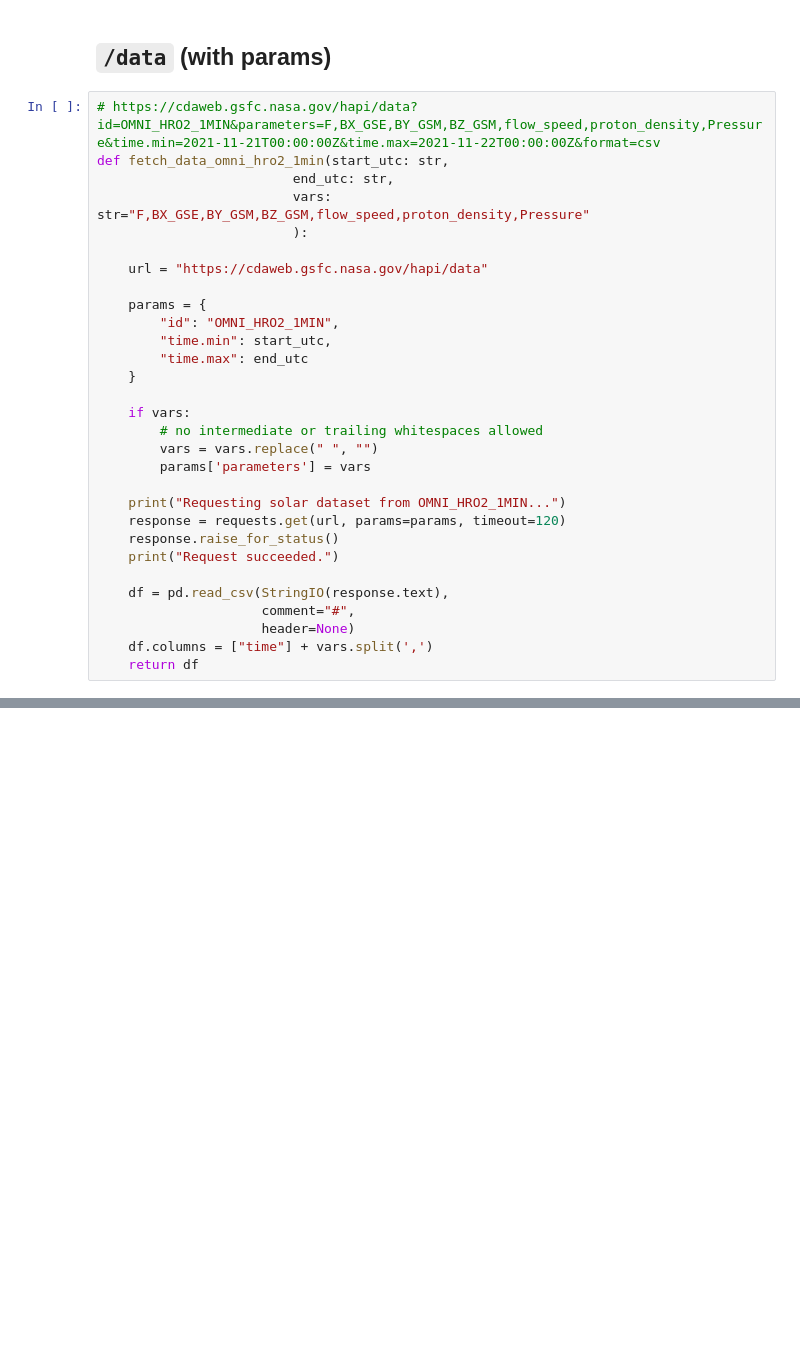
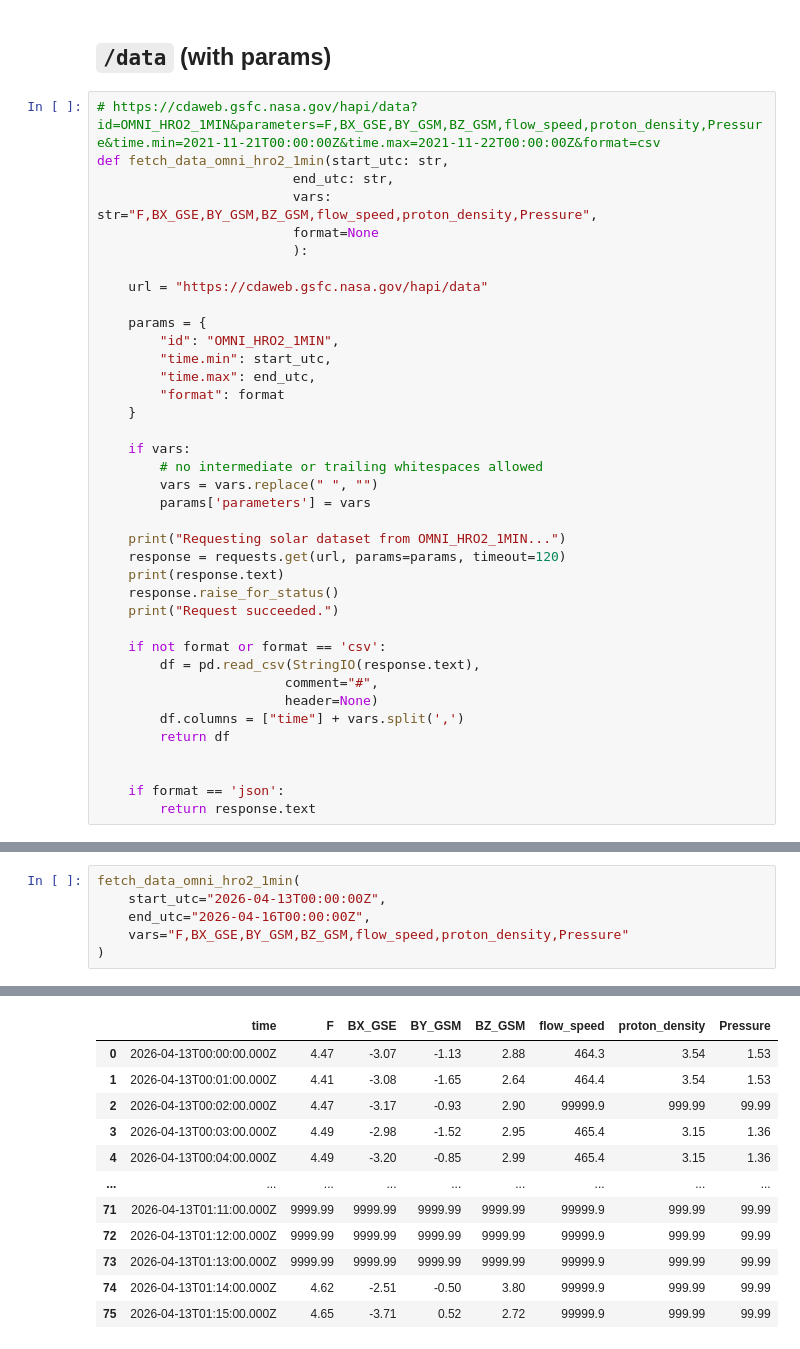
Before and after one commit to keithzyyy/space-weather-project, a Jupyter notebook: notebooks/06_kindex_exogenous_predictors_expl.ipynb, the cells around one changed output, grey strips where cells are left out. Saved outputs shown, nothing was run; the diff lists cells and outputs as text; blank space fills up the shorter version.

```diff
--- a/notebooks/06_kindex_exogenous_predictors_expl.ipynb
+++ b/notebooks/06_kindex_exogenous_predictors_expl.ipynb
@@ -103,7 +84,8 @@ display(
 # https://cdaweb.gsfc.nasa.gov/hapi/data?id=OMNI_HRO2_1MIN&parameters=F,BX_GSE,BY_GSM,BZ_GSM,flow_speed,proton_density,Pressure&time.min=2021-11-21T00:00:00Z&time.max=2021-11-22T00:00:00Z&format=csv
 def fetch_data_omni_hro2_1min(start_utc: str,
                          end_utc: str,
-                         vars: str="F,BX_GSE,BY_GSM,BZ_GSM,flow_speed,proton_density,Pressure"
+                         vars: str="F,BX_GSE,BY_GSM,BZ_GSM,flow_speed,proton_density,Pressure",
+                         format=None
                          ):
 
     url = "https://cdaweb.gsfc.nasa.gov/hapi/data"
@@ -111,7 +93,8 @@ def fetch_data_omni_hro2_1min(start_utc: str,
     params = {
         "id": "OMNI_HRO2_1MIN",
         "time.min": start_utc,
-        "time.max": end_utc
+        "time.max": end_utc,
+        "format": format
     }
 
     if vars:
@@ -121,11 +104,17 @@ def fetch_data_omni_hro2_1min(start_utc: str,
 
     print("Requesting solar dataset from OMNI_HRO2_1MIN...")
     response = requests.get(url, params=params, timeout=120)
+    print(response.text)
     response.raise_for_status()
     print("Request succeeded.")
 
-    df = pd.read_csv(StringIO(response.text),
-                     comment="#",
-                     header=None)
-    df.columns = ["time"] + vars.split(',')
-    return df
+    if not format or format == 'csv':
+        df = pd.read_csv(StringIO(response.text),
+                        comment="#",
+                        header=None)
+        df.columns = ["time"] + vars.split(',')
+        return df
+
+
+    if format == 'json':
+        return response.text
@@ -155,0 +208,7 @@ Request succeeded.
+# %%
+fetch_data_omni_hro2_1min(
+    start_utc="2026-04-13T00:00:00Z",
+    end_utc="2026-04-16T00:00:00Z",
+    vars="F,BX_GSE,BY_GSM,BZ_GSM,flow_speed,proton_density,Pressure"
+)
+# %% [output]
@@ -155,0 +232,12 @@ Request succeeded.
+|  | time | F | BX_GSE | BY_GSM | BZ_GSM | flow_speed | proton_density | Pressure |
+| 0 | 2026-04-13T00:00:00.000Z | 4.47 | -3.07 | -1.13 | 2.88 | 464.3 | 3.54 | 1.53 |
+| 1 | 2026-04-13T00:01:00.000Z | 4.41 | -3.08 | -1.65 | 2.64 | 464.4 | 3.54 | 1.53 |
+| 2 | 2026-04-13T00:02:00.000Z | 4.47 | -3.17 | -0.93 | 2.90 | 99999.9 | 999.99 | 99.99 |
+| 3 | 2026-04-13T00:03:00.000Z | 4.49 | -2.98 | -1.52 | 2.95 | 465.4 | 3.15 | 1.36 |
+| 4 | 2026-04-13T00:04:00.000Z | 4.49 | -3.20 | -0.85 | 2.99 | 465.4 | 3.15 | 1.36 |
+| ... | ... | ... | ... | ... | ... | ... | ... | ... |
+| 71 | 2026-04-13T01:11:00.000Z | 9999.99 | 9999.99 | 9999.99 | 9999.99 | 99999.9 | 999.99 | 99.99 |
+| 72 | 2026-04-13T01:12:00.000Z | 9999.99 | 9999.99 | 9999.99 | 9999.99 | 99999.9 | 999.99 | 99.99 |
+| 73 | 2026-04-13T01:13:00.000Z | 9999.99 | 9999.99 | 9999.99 | 9999.99 | 99999.9 | 999.99 | 99.99 |
+| 74 | 2026-04-13T01:14:00.000Z | 4.62 | -2.51 | -0.50 | 3.80 | 99999.9 | 999.99 | 99.99 |
+| 75 | 2026-04-13T01:15:00.000Z | 4.65 | -3.71 | 0.52 | 2.72 | 99999.9 | 999.99 | 99.99 |
```
Also changed, not shown: parts of 37 cells of this notebook, 1 other file.
